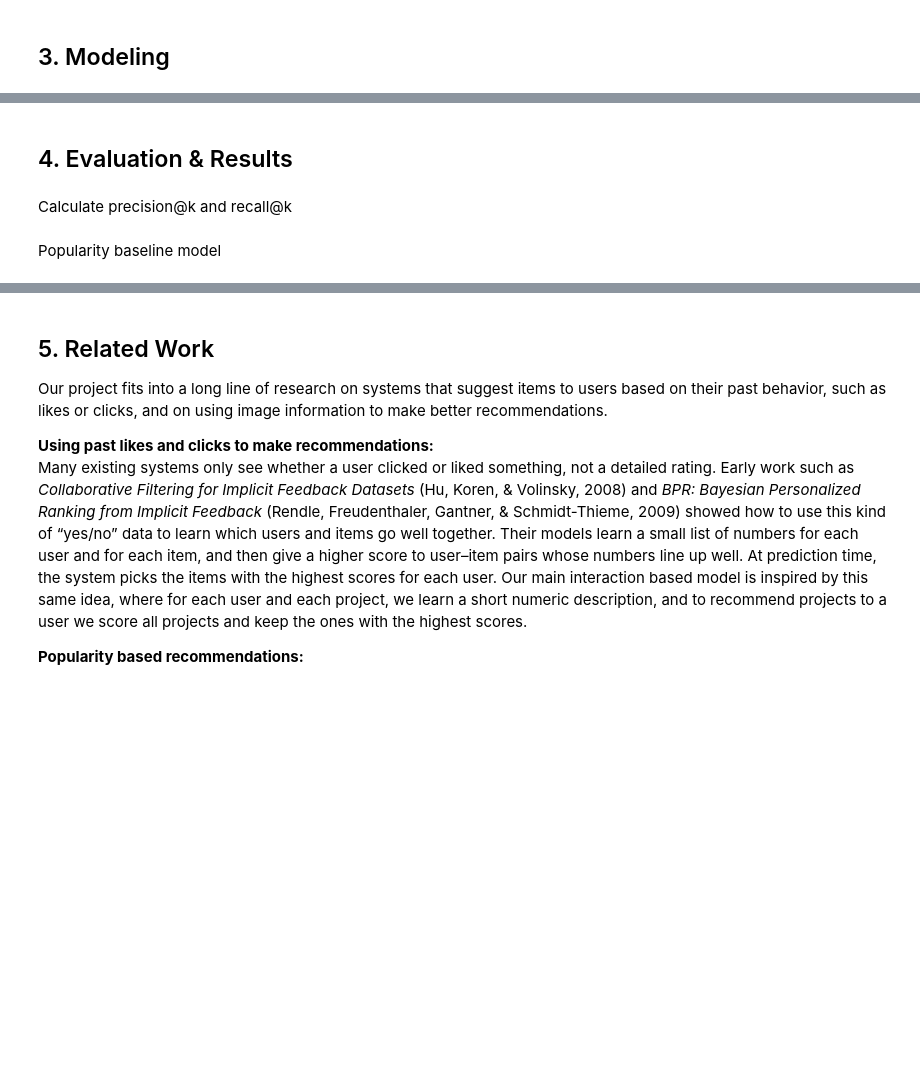
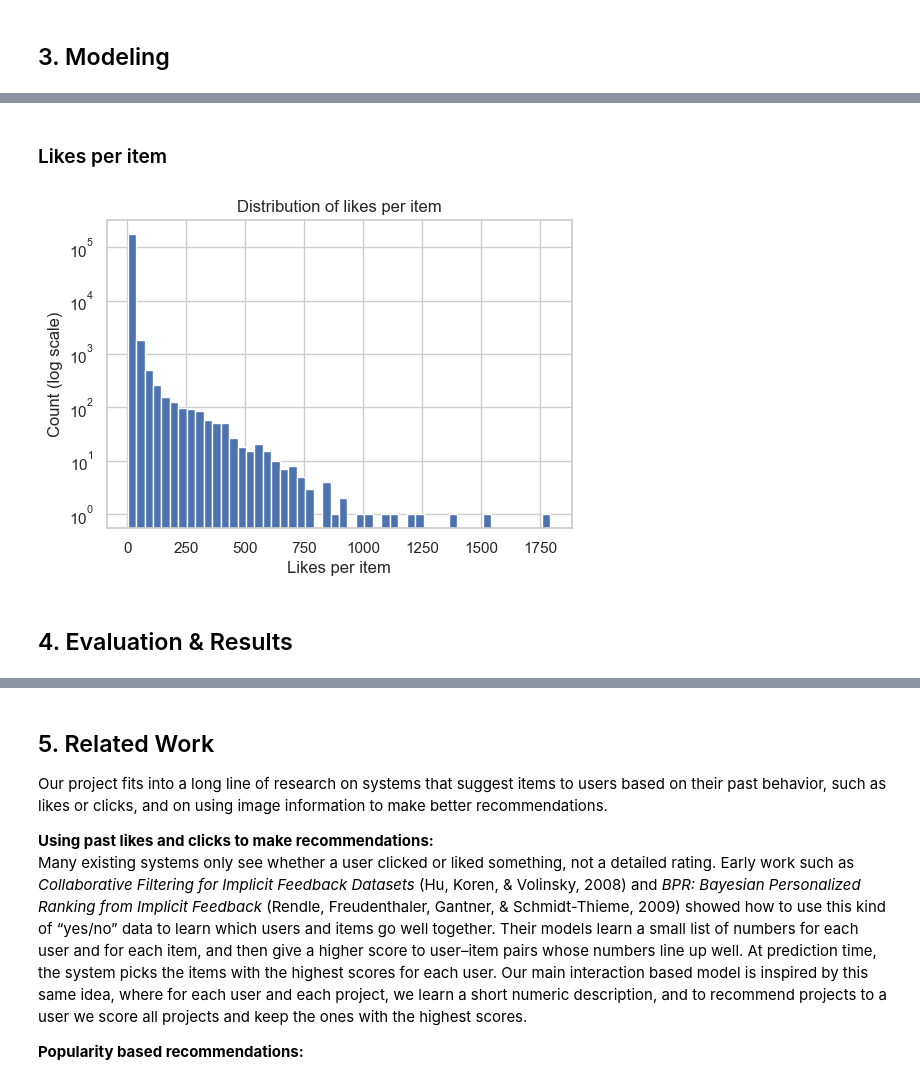
Before and after one commit to bwhenn/A2-CSE158, a Jupyter notebook: workbook.ipynb, the cells around one changed output, grey strips where cells are left out. Saved outputs shown, nothing was run; the diff lists cells and outputs as text; code cells hidden in the pictures; blank space fills up the shorter version.

```diff
--- a/workbook.ipynb
+++ b/workbook.ipynb
@@ -244,4 +163,15 @@ train_histories, val_histories, test_histories = temporal_train_val_test_split(u
+# %% [markdown]
+### Likes per item
+# %%
+item_counts_full = Counter(i for _, i, _ in triples)
+plt.figure(figsize=(6,4))
+plt.hist(list(item_counts_full.values()), bins=50)
+plt.yscale("log")
+plt.xlabel("Likes per item")
+plt.ylabel("Count (log scale)")
+plt.title("Distribution of likes per item")
+plt.show()
+# %% [output]
+[figure, added]
 # %% [markdown]
 ## 4. Evaluation & Results
-# %% [markdown]
-Calculate precision@k and recall@k
@@ -262,2 +177,0 @@ def calculate_metrics(ranked_items, actual_items, k=10):
-# %% [markdown]
-Popularity baseline model
```
Also changed, not shown: parts of 64 cells of this notebook.
